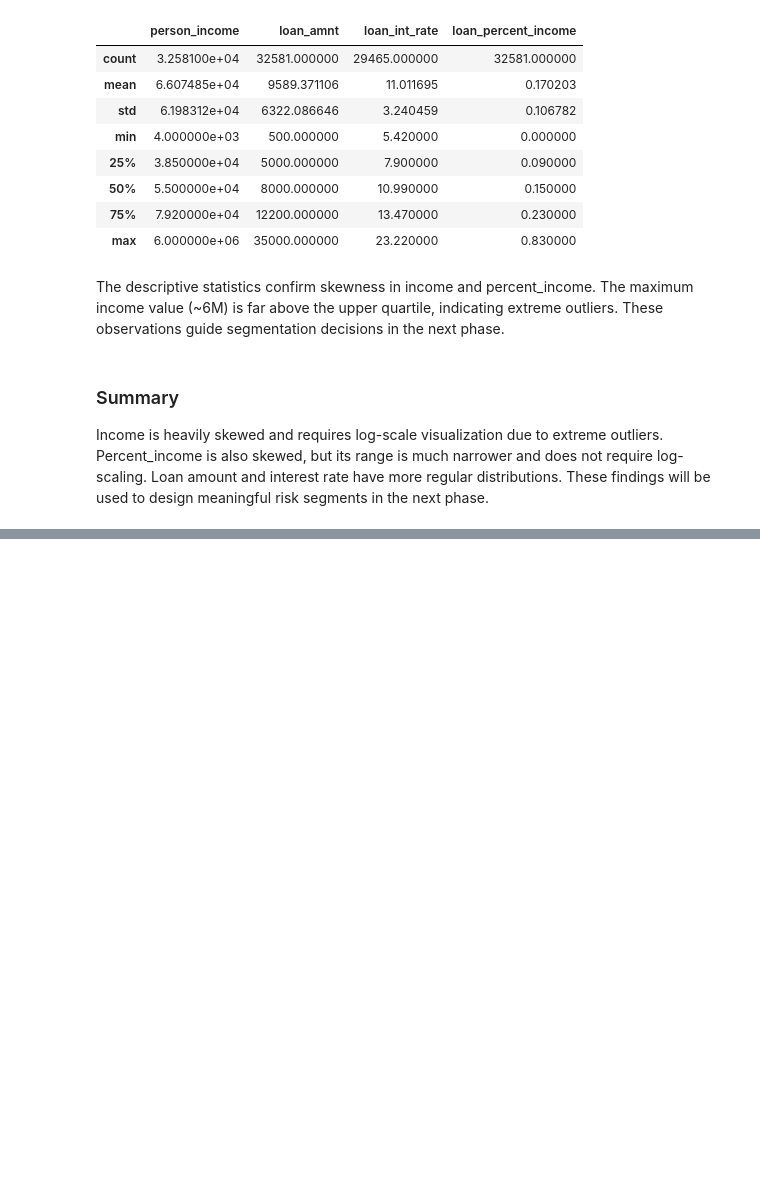
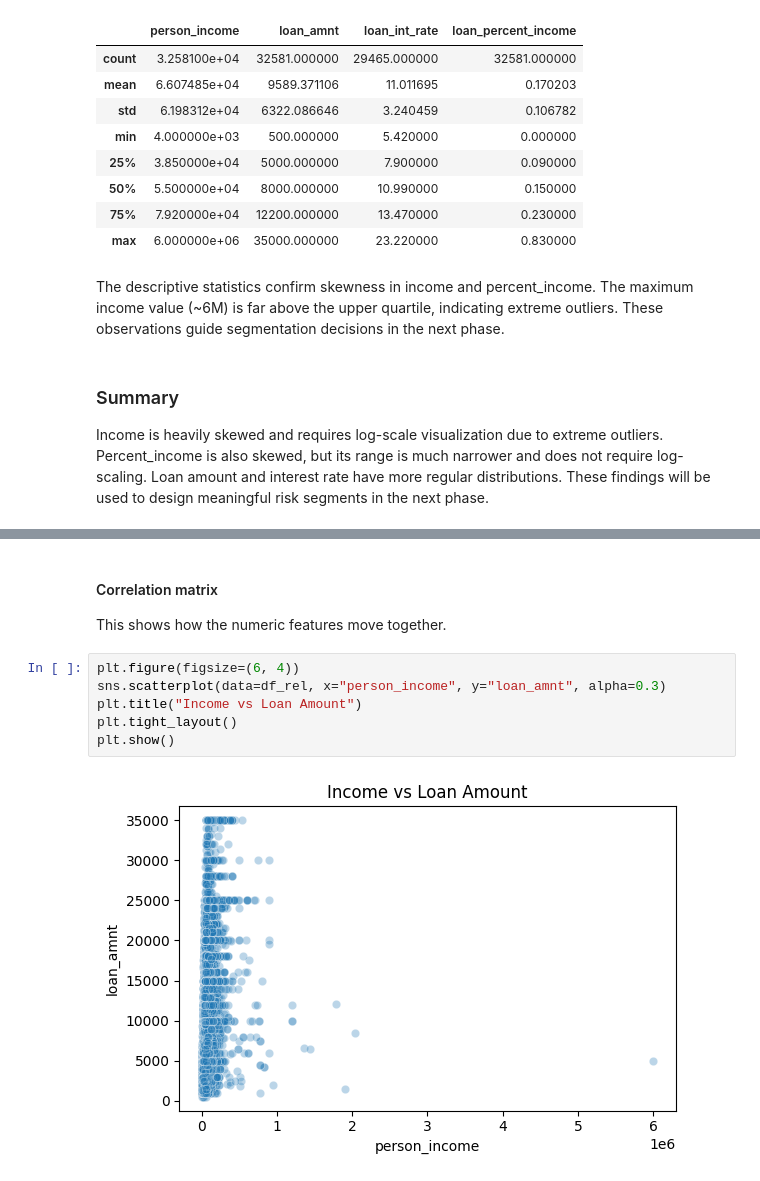
Before and after one commit to Aarni-git/risk-driven-data-insights, a Jupyter notebook: notebooks/02_Feature_Exploration.ipynb, the cells around one changed output, grey strips where cells are left out. Saved outputs shown, nothing was run; the diff lists cells and outputs as text; blank space fills up the shorter version.

```diff
--- a/notebooks/02_Feature_Exploration.ipynb
+++ b/notebooks/02_Feature_Exploration.ipynb
@@ -105,0 +137,12 @@ in the next phase.
+# %% [markdown]
+#### Correlation matrix
+
+This shows how the numeric features move together.
+# %%
+plt.figure(figsize=(6, 4))
+sns.scatterplot(data=df_rel, x="person_income", y="loan_amnt", alpha=0.3)
+plt.title("Income vs Loan Amount")
+plt.tight_layout()
+plt.show()
+# %% [output]
+[figure, added]
```
Also changed, not shown: parts of 22 cells of this notebook.
